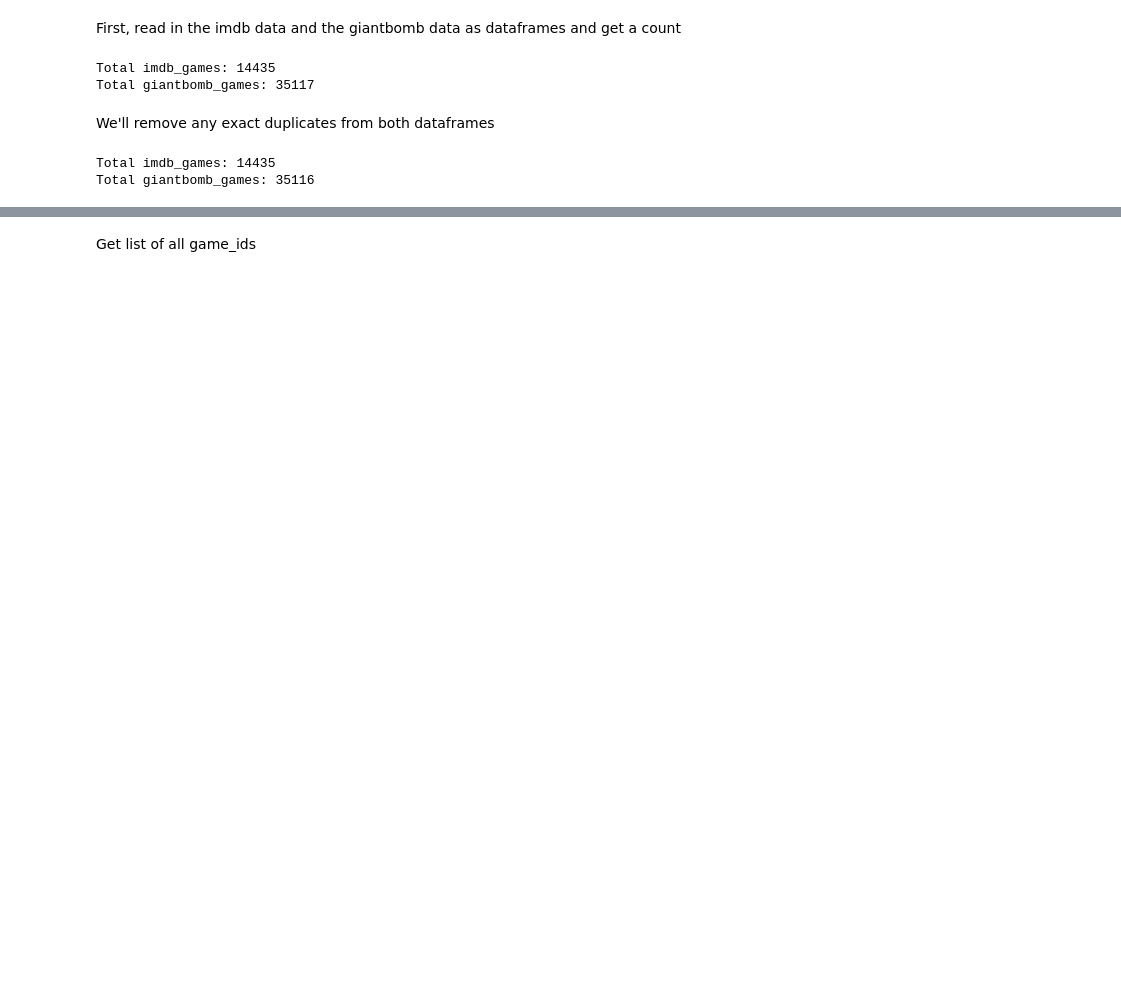
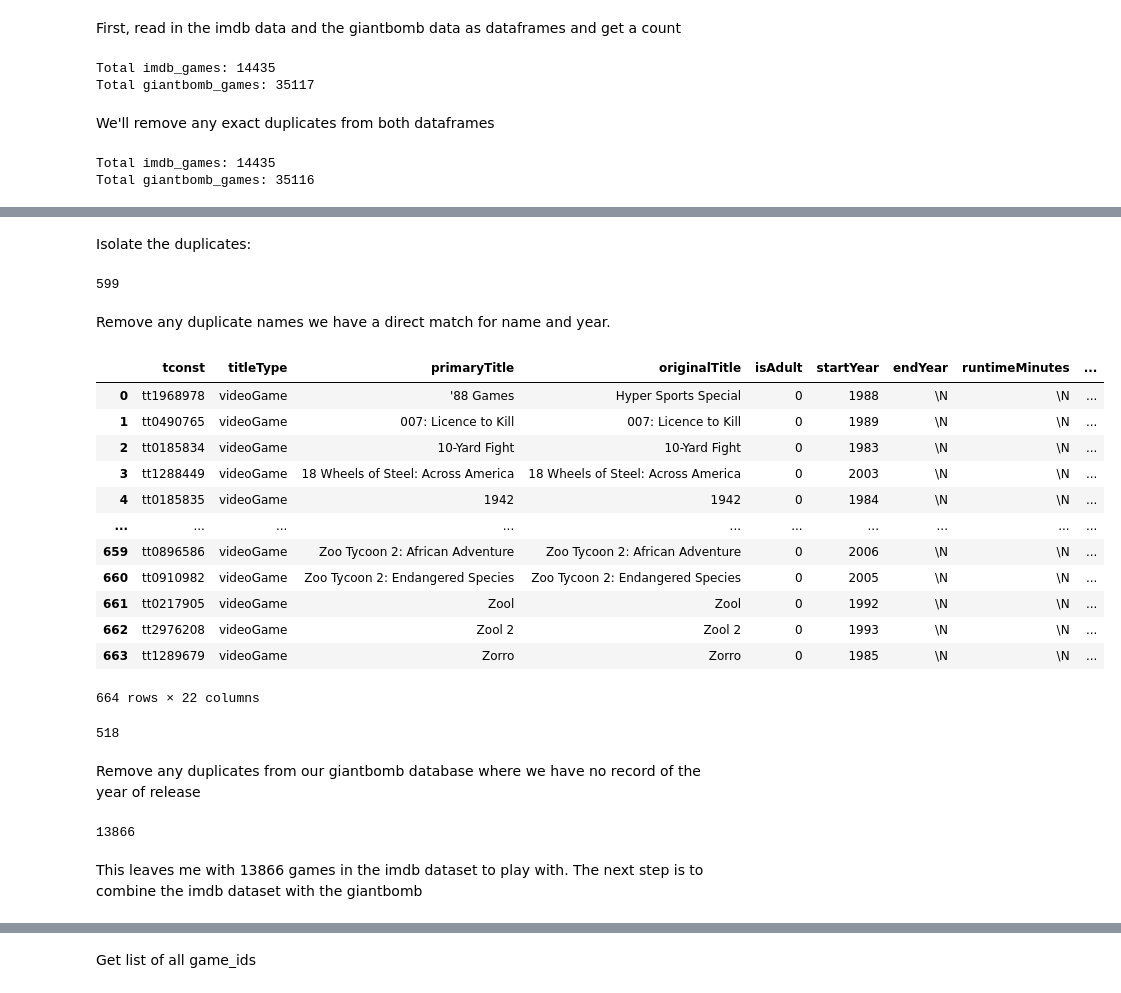
Before and after one commit to adambrennan150/Franchises, a Jupyter notebook: Cleaning_franchises.ipynb, the cells around one changed output, grey strips where cells are left out. Cells and saved outputs as stored; diff of their text form; code cells hidden in the pictures; blank space fills up the shorter version.

```diff
--- a/Cleaning_franchises.ipynb
+++ b/Cleaning_franchises.ipynb
@@ -23,0 +90,7 @@ giantbomb_games = giantbomb_games.groupby('game_id').agg({'franchise_id': lambda
+# %%
+franchise_counts = giantbomb_games.groupby('franchise_id').size()
+franchise_dict = {k:v for k,v in franchise_counts.items() if v < 3}
+franchise_ids_to_drop = list(franchise_dict.keys())
+
+mask = giantbomb_games['franchise_id'].isin(franchise_ids_to_drop)
+giantbomb_games = giantbomb_games.drop(index=giantbomb_games[mask].index)
@@ -23,0 +113,25 @@ giantbomb_games = giantbomb_games.groupby('game_id').agg({'franchise_id': lambda
+# %%
+giantbomb_games = giantbomb_games.groupby(["name", "franchise_id", giantbomb_games["release_year"].fillna(0)]).agg({
+    "aliases": lambda x: list(set(x)),
+    "developers": lambda x: list(set(x)),
+    "genres": lambda x: list(set(x)),
+    "platforms": lambda x: list(set(x)),
+    "publishers": lambda x: list(set(x)),
+    "rating": lambda x: list(set(x)),
+    "game_id": "first"
+}).reset_index().drop_duplicates(["game_id", "name", "franchise_id", "release_year"], keep="first")
+
+giantbomb_games = giantbomb_games.groupby('game_id').agg({
+    'franchise_id': lambda x: list(x),
+    'name': 'first',
+    'release_year': 'first',
+    'aliases': 'first',
+    'developers': 'first',
+    'genres': 'first',
+    "platforms": "first",
+    "publishers" : "first",
+    "rating": "first"
+})
+
+# Change year to string to match imdb database
+giantbomb_games["release_year"] = giantbomb_games["release_year"].apply(lambda x : str(x).split('.')[0])
@@ -23,0 +169,2 @@ giantbomb_games = giantbomb_games.groupby('game_id').agg({'franchise_id': lambda
+# %%
+giantbomb_games["release_year"] = giantbomb_games["release_year"].apply(lambda x : str(x).split('.')[0])
@@ -23,0 +173,2 @@ giantbomb_games = giantbomb_games.groupby('game_id').agg({'franchise_id': lambda
+# %%
+giantbomb_games = giantbomb_games.reset_index()
@@ -23,0 +177,2 @@ giantbomb_games = giantbomb_games.groupby('game_id').agg({'franchise_id': lambda
+# %% [markdown]
+Isolate the duplicates:
@@ -23,0 +181,31 @@ giantbomb_games = giantbomb_games.groupby('game_id').agg({'franchise_id': lambda
+# %%
+imdb_duplicates.tconst.count()
+# %% [output]
+599
+# %% [markdown]
+Remove any duplicate names we have a direct match for name and year.
+# %%
+matching_imdb_dups = pd.merge(imdb_games, giantbomb_games, left_on=['primaryTitle', 'startYear'], right_on=['name', 'release_year'], how='inner')
+matching_imdb_dups
+# %% [output]
+|  | tconst | titleType | primaryTitle | originalTitle | isAdult | startYear | endYear | runtimeMinutes | ... |
+| 0 | tt1968978 | videoGame | '88 Games | Hyper Sports Special | 0 | 1988 | \N | \N | ... |
+| 1 | tt0490765 | videoGame | 007: Licence to Kill | 007: Licence to Kill | 0 | 1989 | \N | \N | ... |
+| 2 | tt0185834 | videoGame | 10-Yard Fight | 10-Yard Fight | 0 | 1983 | \N | \N | ... |
+| 3 | tt1288449 | videoGame | 18 Wheels of Steel: Across America | 18 Wheels of Steel: Across America | 0 | 2003 | \N | \N | ... |
+| 4 | tt0185835 | videoGame | 1942 | 1942 | 0 | 1984 | \N | \N | ... |
+| ... | ... | ... | ... | ... | ... | ... | ... | ... | ... |
+| 659 | tt0896586 | videoGame | Zoo Tycoon 2: African Adventure | Zoo Tycoon 2: African Adventure | 0 | 2006 | \N | \N | ... |
+| 660 | tt0910982 | videoGame | Zoo Tycoon 2: Endangered Species | Zoo Tycoon 2: Endangered Species | 0 | 2005 | \N | \N | ... |
+| 661 | tt0217905 | videoGame | Zool | Zool | 0 | 1992 | \N | \N | ... |
+| 662 | tt2976208 | videoGame | Zool 2 | Zool 2 | 0 | 1993 | \N | \N | ... |
+| 663 | tt1289679 | videoGame | Zorro | Zorro | 0 | 1985 | \N | \N | ... |
+664 rows × 22 columns
+# %%
+tempMask = ~imdb_duplicates['tconst'].isin(matching_imdb_dups['tconst'])
+imdb_duplicates = imdb_duplicates[tempMask]
+imdb_duplicates.tconst.count()
+# %% [output]
+518
+# %% [markdown]
+Remove any duplicates from our giantbomb database where we have no record of the year of release
@@ -23,0 +218,7 @@ giantbomb_games = giantbomb_games.groupby('game_id').agg({'franchise_id': lambda
+# %%
+imdb_games = imdb_games[~imdb_games['tconst'].isin(imdb_duplicates['tconst'])]
+imdb_games.tconst.count()
+# %% [output]
+13866
+# %% [markdown]
+This leaves me with 13866 games in the imdb dataset to play with. The next step is to combine the imdb dataset with the giantbomb
```
Also changed, not shown: parts of 127 cells of this notebook.
